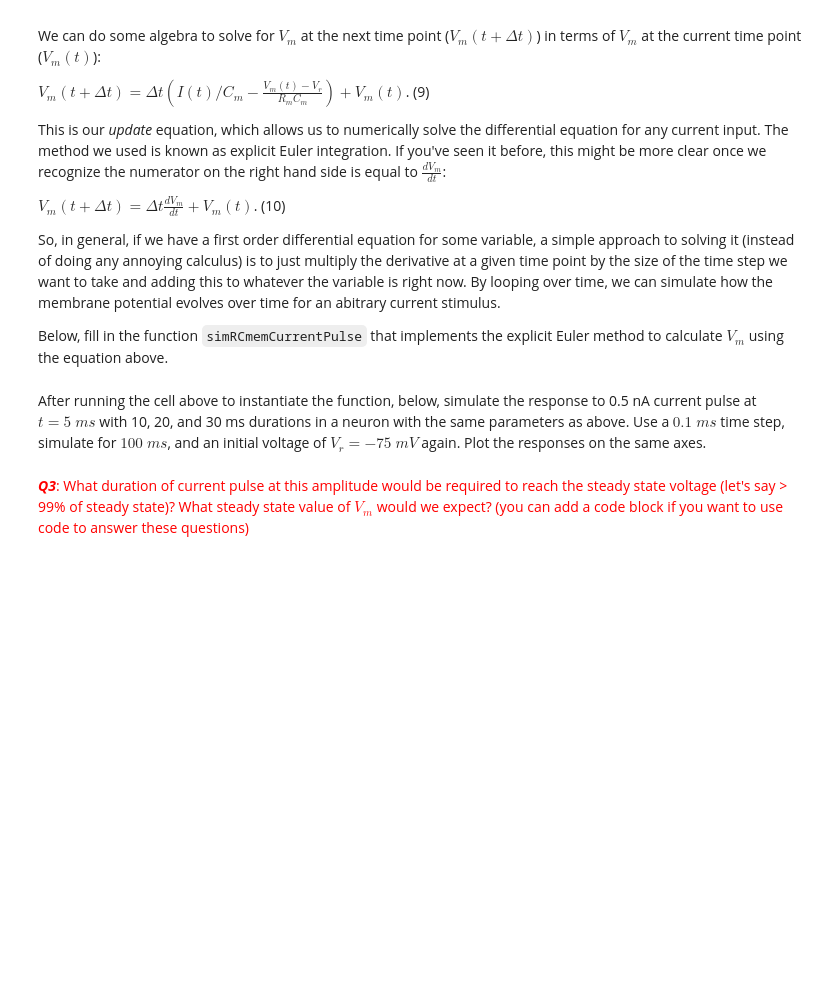
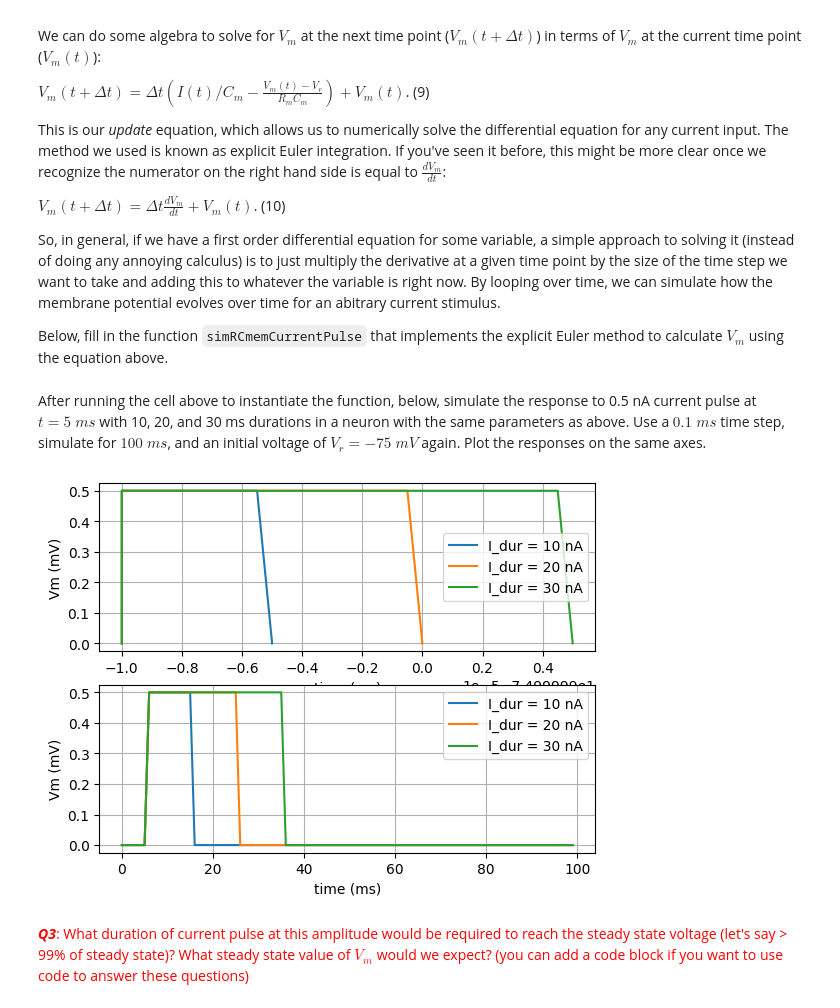
Before and after one commit to vincentyliu2001/BIO74.03-Exercises, a Jupyter notebook: CompModNervSys_exercise4.ipynb, the cells around one changed output. Cells and saved outputs as stored; diff of their text form; code cells hidden in the pictures; blank space fills up the shorter version.

```diff
--- a/CompModNervSys_exercise4.ipynb
+++ b/CompModNervSys_exercise4.ipynb
@@ -133,13 +150,13 @@ def simRCmemCurrentPulse(dt,tstop,V0,Rm,Cm,Vr,I_amp,I_del,I_dur):
     # I_amp - amplitude of current pulse (nA)
     # I_del - delay of current pulse (nA)
     # I_dur - duration of current pulse (nA)
-    t = # add time vector here
+    t = np.arange(0, tstop, 1, dtype=int)# add time vector here
     I = np.zeros(t.shape) # A
     I[np.logical_and(t > I_del, t <= I_del + I_dur)] = I_amp # make sure you understand how this line works
     Vm = np.zeros(t.shape)
     Vm[0] = V0
     for i in range(0,len(t)-1):
-        dVm_dt = # your code goes here
+        dVm_dt = I[i]/Cm - (Vm[i]-Vr)/(Rm*Cm)# your code goes here
         Vm[i+1] = dt*dVm_dt + Vm[i]
 
     return Vm,t,I
@@ -147,34 +164,51 @@ def simRCmemCurrentPulse(dt,tstop,V0,Rm,Cm,Vr,I_amp,I_del,I_dur):
 After running the cell above to instantiate the function, below, simulate the response to 0.5 nA current pulse at $t = 5 \; ms$ with 10, 20, and 30 ms durations in a neuron with the same parameters as above. Use a $0.1 \; ms$ time step, simulate for $100 \; ms$, and an initial voltage of $V_{r}=-75 \; mV$ again. Plot the responses on the same axes.
 # %%
 # Define simulation parameters
-dt = # time step
-tstop = # duration of simulation (ms)
-V0 = # Initial voltage (mV)
+dt = 0.1 # time step
+tstop = 100 # duration of simulation (ms)
+V0 = -75 # Initial voltage (mV)
 
 # Define membrane parameters (checking units)
-Rm = # Membrane resistance (MOhm)
-Cm =  # Membrane capacitance (nF)
-Vr = # Rest potential (mV)
+Rm = 100 # Membrane resistance (MOhm)
+Cm =  100e3 # Membrane capacitance (nF)
+Vr = -75 # Rest potential (mV)
 
 # Define current stimulus
-I_amp =  # nA
-I_del =  # ms
-I_durs = [] # ms
+I_amp =  0.5 # nA
+I_del =  5 # ms
+I_durs = [10, 20, 30] # ms
 
 Vms = []
 Is = []
+ts = []
 for I_dur in I_durs:
     # Loop through current durations
+    res = simRCmemCurrentPulse(dt,tstop,V0,Rm,Cm,Vr,I_amp,I_del,I_dur)
     # get Vm and I values, append to lists Vms, Is
-
+    Vms.append(res[0])
+    Is.append(res[1])
+    ts.append(res[2])
 
 # Plot
 fig = plt.figure()
 ax = fig.add_subplot(211)
 # Plot voltage traces vs time
-
+for  index, I_dur in enumerate(I_durs): # make sure you understand how zip works!
+    ax.plot(Vms[index], ts[index], label='I_dur = {:g} nA'.format(I_dur))
+ax.set_xlabel('time (ms)')
+ax.set_ylabel('Vm (mV)')
+ax.grid(visible=True)
+ax.legend();
 ax = fig.add_subplot(212)
 # Plot current traces vs. time
+for  index, I_dur in enumerate(I_durs): # make sure you understand how zip works!
+    ax.plot(Is[index], ts[index], label='I_dur = {:g} nA'.format(I_dur))
+ax.set_xlabel('time (ms)')
+ax.set_ylabel('Vm (mV)')
+ax.grid(visible=True)
+ax.legend();
+# %% [output]
+[figure, added]
 # %% [markdown]
 <span style="color:red"> ***Q3***: What duration of current pulse at this amplitude would be required to reach the steady state voltage (let's say > 99% of steady state)? What steady state value of $V_{m}$ would we expect? (you can add a code block if you want to use code to answer these questions) </span>
 # %% [markdown]
```
Also changed, not shown: parts of 7 cells of this notebook.
